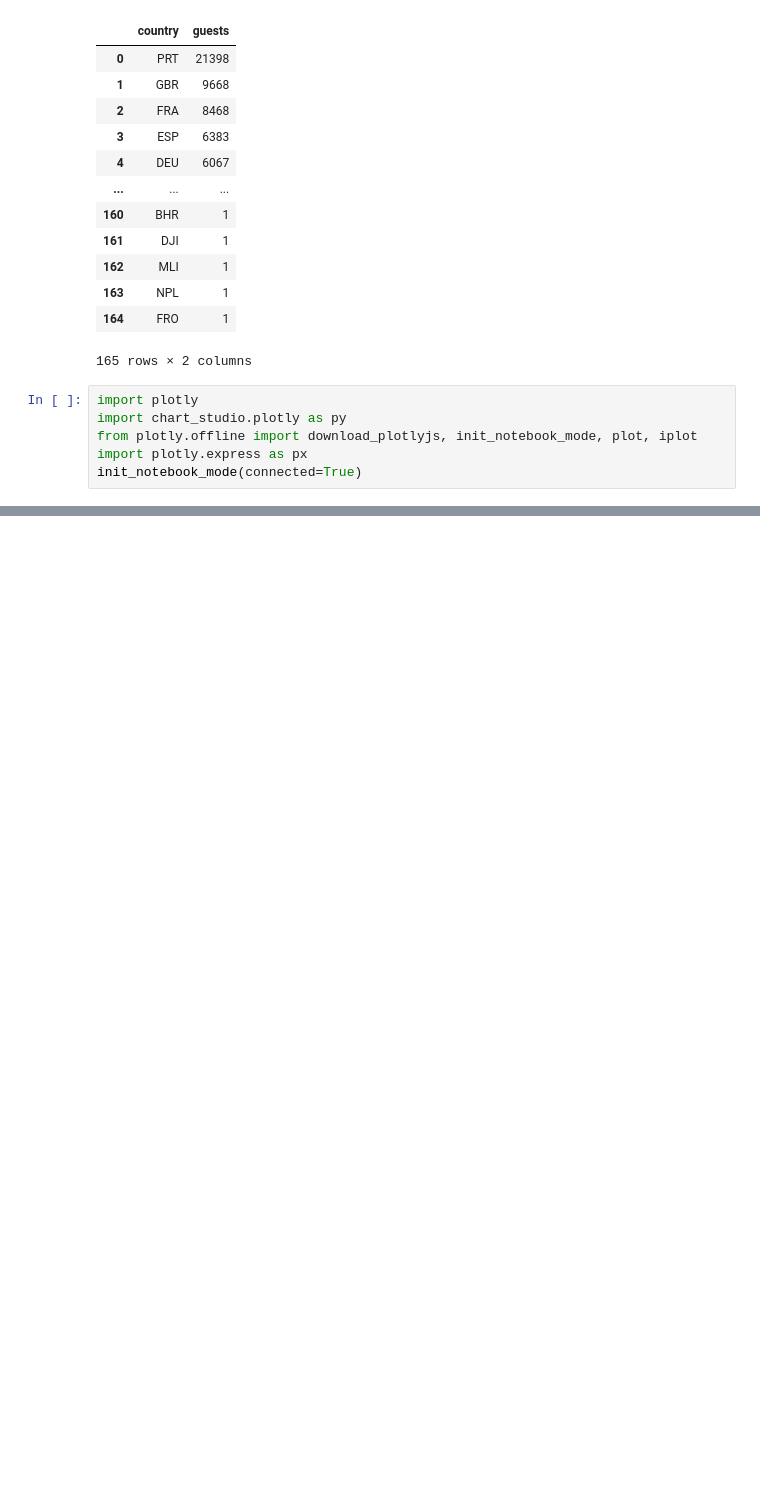
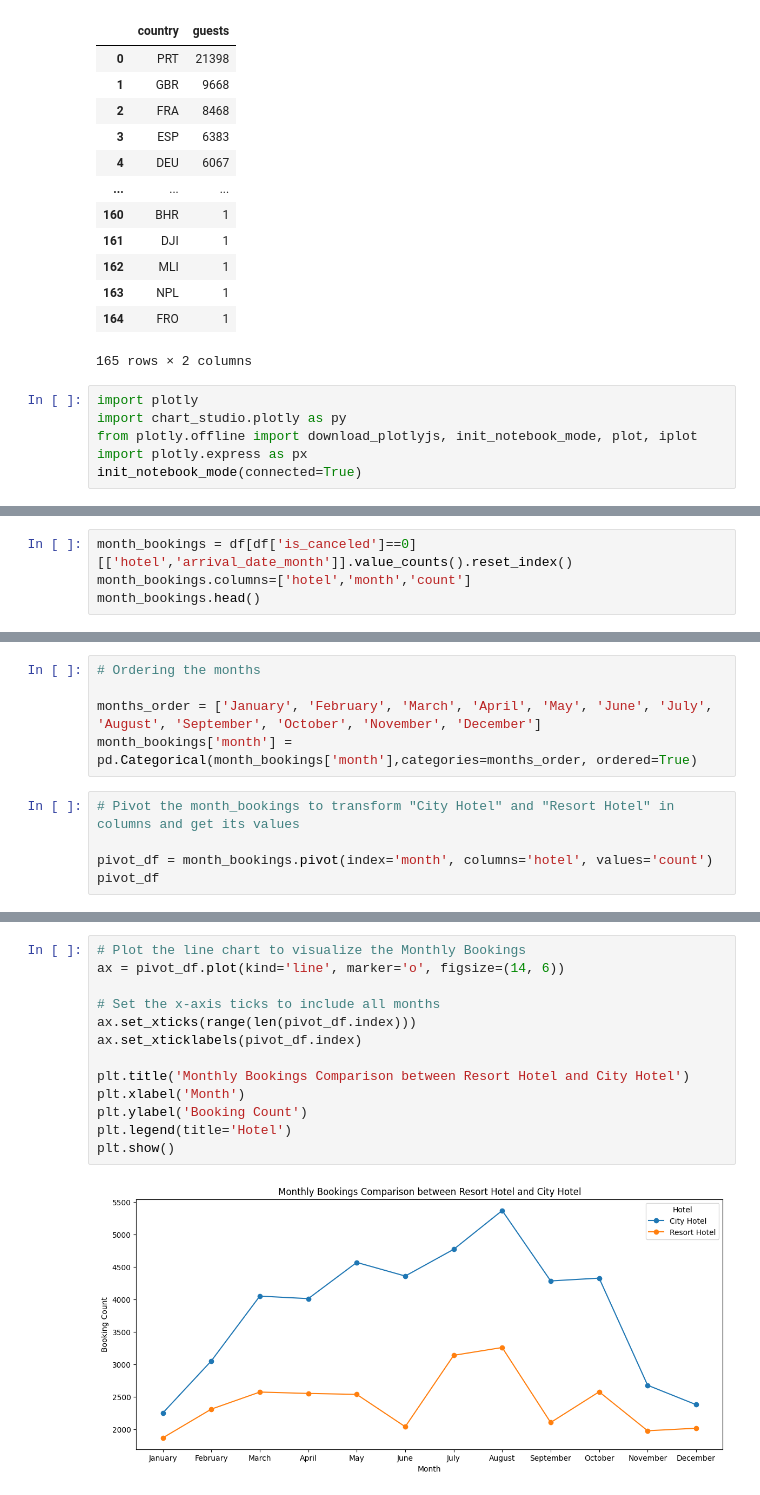
Before and after one commit to dayvison2b/hotel_booking_predict, a Jupyter notebook: main.ipynb, the cells around one changed output, grey strips where cells are left out. Saved outputs shown, nothing was run; the diff lists cells and outputs as text; blank space fills up the shorter version.

```diff
--- a/main.ipynb
+++ b/main.ipynb
@@ -165,3 +165,7 @@ map_guest = px.choropleth(country_data,
 map_guest.show()
 # %% [output]
 [interactive output not drawn]
+# %%
+month_bookings = df[df['is_canceled']==0][['hotel','arrival_date_month']].value_counts().reset_index()
+month_bookings.columns=['hotel','month','count']
+month_bookings.head()
@@ -167,0 +179,10 @@ map_guest.show()
+# %%
+# Ordering the months
+
+months_order = ['January', 'February', 'March', 'April', 'May', 'June', 'July', 'August', 'September', 'October', 'November', 'December']
+month_bookings['month'] = pd.Categorical(month_bookings['month'],categories=months_order, ordered=True)
+# %%
+# Pivot the month_bookings to transform "City Hotel" and "Resort Hotel" in columns and get its values
+
+pivot_df = month_bookings.pivot(index='month', columns='hotel', values='count')
+pivot_df
@@ -167,0 +204,15 @@ map_guest.show()
+# %%
+# Plot the line chart to visualize the Monthly Bookings
+ax = pivot_df.plot(kind='line', marker='o', figsize=(14, 6))
+
+# Set the x-axis ticks to include all months
+ax.set_xticks(range(len(pivot_df.index)))
+ax.set_xticklabels(pivot_df.index)
+
+plt.title('Monthly Bookings Comparison between Resort Hotel and City Hotel')
+plt.xlabel('Month')
+plt.ylabel('Booking Count')
+plt.legend(title='Hotel')
+plt.show()
+# %% [output]
+[figure, added]
```
Also changed, not shown: parts of 2 cells of this notebook.
